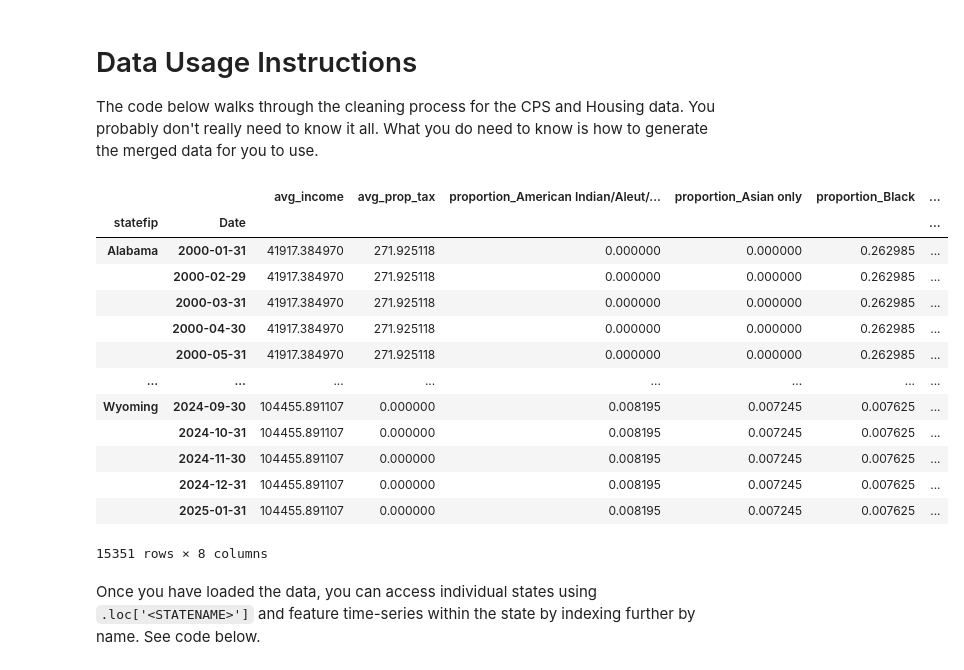
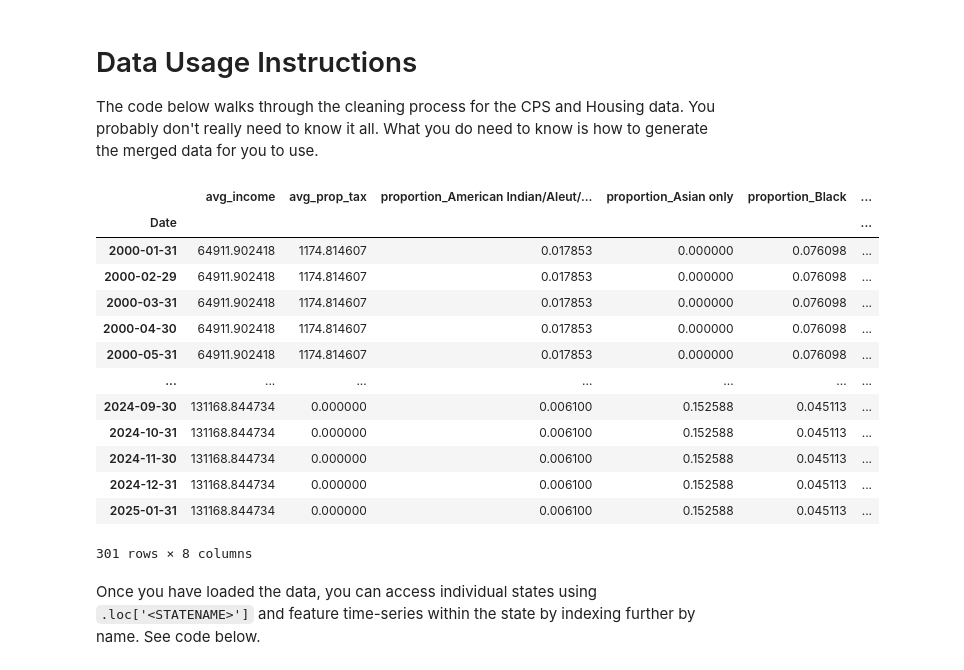
Before and after one commit to jpatrickb/vol3_housing_project, a Jupyter notebook: data_exploration.ipynb, the cells around one changed output. Drawn from its saved outputs; the diff is of its cells as text; code cells hidden in the pictures.

```diff
--- a/data_exploration.ipynb
+++ b/data_exploration.ipynb
@@ -8,26 +10,26 @@ The code below walks through the cleaning process for the CPS and Housing data.
 # %%
 import data_loader
 
 # This script will check whether the data has already been merged and saved, and if not, will merge the data and save it.
 # It will then load the data and return it to you
 full_df = data_loader.load_data()
 
-full_df
+full_df.loc['California']
 # %% [output]
-|  |  | avg_income | avg_prop_tax | proportion_American Indian/Aleut/... | proportion_Asian only | proportion_Black | ... |
-| statefip | Date |  |  |  |  |  | ... |
-| Alabama | 2000-01-31 | 41917.384970 | 271.925118 | 0.000000 | 0.000000 | 0.262985 | ... |
-|  | 2000-02-29 | 41917.384970 | 271.925118 | 0.000000 | 0.000000 | 0.262985 | ... |
-|  | 2000-03-31 | 41917.384970 | 271.925118 | 0.000000 | 0.000000 | 0.262985 | ... |
-|  | 2000-04-30 | 41917.384970 | 271.925118 | 0.000000 | 0.000000 | 0.262985 | ... |
-|  | 2000-05-31 | 41917.384970 | 271.925118 | 0.000000 | 0.000000 | 0.262985 | ... |
-| ... | ... | ... | ... | ... | ... | ... | ... |
-| Wyoming | 2024-09-30 | 104455.891107 | 0.000000 | 0.008195 | 0.007245 | 0.007625 | ... |
-|  | 2024-10-31 | 104455.891107 | 0.000000 | 0.008195 | 0.007245 | 0.007625 | ... |
-|  | 2024-11-30 | 104455.891107 | 0.000000 | 0.008195 | 0.007245 | 0.007625 | ... |
-|  | 2024-12-31 | 104455.891107 | 0.000000 | 0.008195 | 0.007245 | 0.007625 | ... |
-|  | 2025-01-31 | 104455.891107 | 0.000000 | 0.008195 | 0.007245 | 0.007625 | ... |
+|  | avg_income | avg_prop_tax | proportion_American Indian/Aleut/... | proportion_Asian only | proportion_Black | ... |
+| Date |  |  |  |  |  | ... |
+| 2000-01-31 | 64911.902418 | 1174.814607 | 0.017853 | 0.000000 | 0.076098 | ... |
+| 2000-02-29 | 64911.902418 | 1174.814607 | 0.017853 | 0.000000 | 0.076098 | ... |
+| 2000-03-31 | 64911.902418 | 1174.814607 | 0.017853 | 0.000000 | 0.076098 | ... |
+| 2000-04-30 | 64911.902418 | 1174.814607 | 0.017853 | 0.000000 | 0.076098 | ... |
+| 2000-05-31 | 64911.902418 | 1174.814607 | 0.017853 | 0.000000 | 0.076098 | ... |
+| ... | ... | ... | ... | ... | ... | ... |
+| 2024-09-30 | 131168.844734 | 0.000000 | 0.006100 | 0.152588 | 0.045113 | ... |
+| 2024-10-31 | 131168.844734 | 0.000000 | 0.006100 | 0.152588 | 0.045113 | ... |
+| 2024-11-30 | 131168.844734 | 0.000000 | 0.006100 | 0.152588 | 0.045113 | ... |
+| 2024-12-31 | 131168.844734 | 0.000000 | 0.006100 | 0.152588 | 0.045113 | ... |
+| 2025-01-31 | 131168.844734 | 0.000000 | 0.006100 | 0.152588 | 0.045113 | ... |
-15351 rows × 8 columns
+301 rows × 8 columns
 # %% [markdown]
 Once you have loaded the data, you can access individual states using `.loc['<STATENAME>']` and feature time-series within the state by indexing further by name. See code below.
 # %%
```
Also changed, not shown: parts of 3 cells of this notebook, 3 other files.
